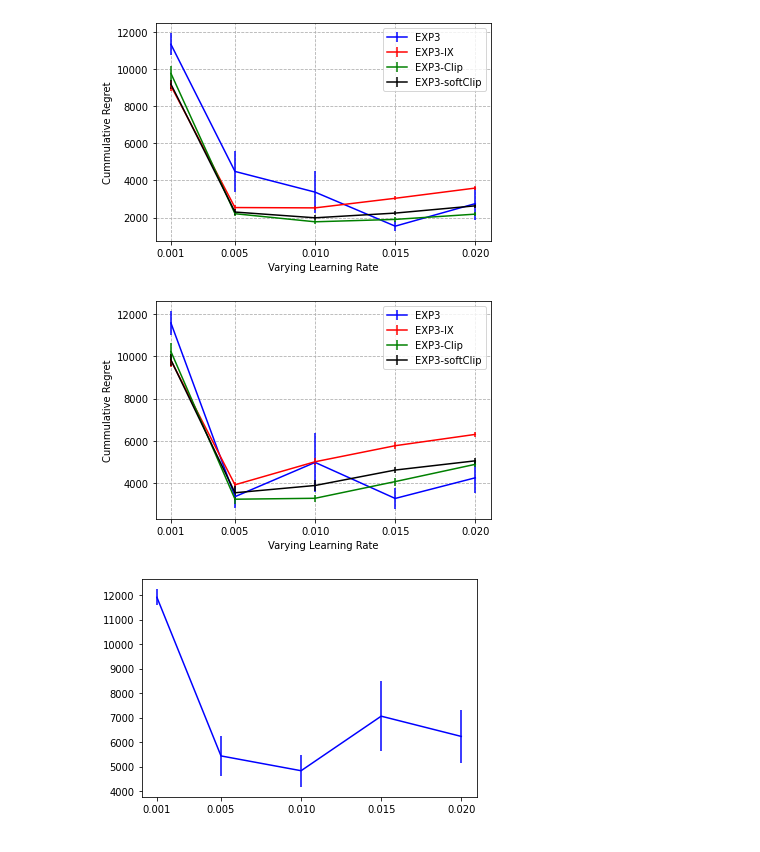
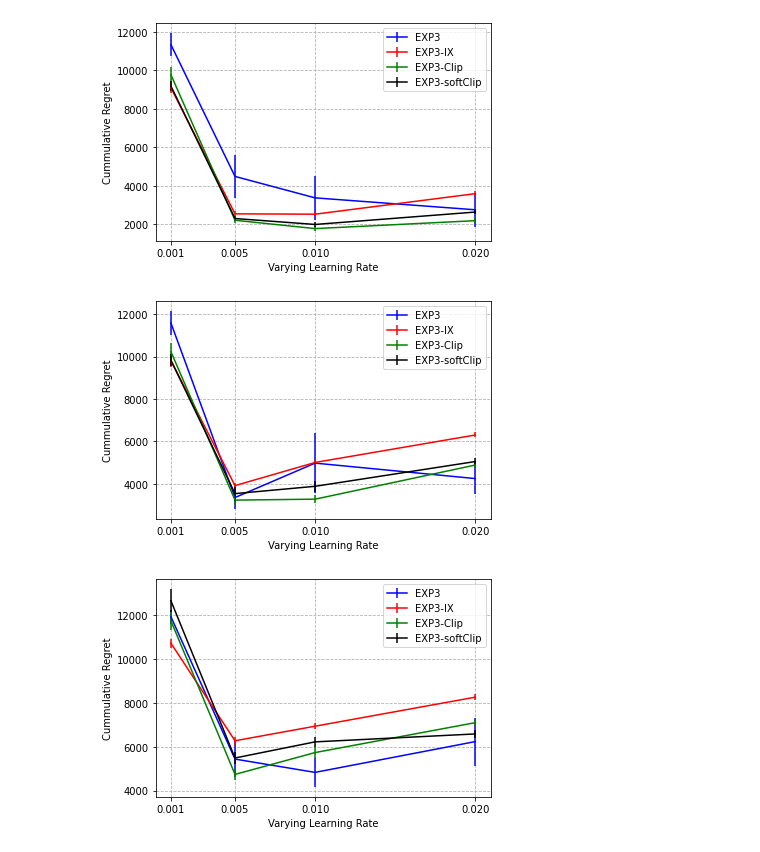
Before and after one commit to anishacharya/Bandits-Online-Learning, a Jupyter notebook: Ablation LR.ipynb, the cells around one changed output. Saved outputs shown, nothing was run; the diff lists cells and outputs as text; code cells hidden in the pictures.

```diff
--- a/Ablation LR.ipynb
+++ b/Ablation LR.ipynb
@@ -2,24 +2,24 @@
 import matplotlib.pyplot as plt
 
 algos = ['exp3', 'exp3_ix', 'exp3_soft_clip', 'exp3_clip']
-etas = [0.001, 0.005, 0.01, 0.015, 0.02]
+etas = [0.001, 0.005, 0.01, 0.02]
 
 
 
 ########## Binomial Reward #######
 # n = 10
 # -------------
-exp3 =     [11328.5 , 4481.1 , 3366.7 , 1533.9 , 2747.9 ]
-exp3_std = [  594.85, 1096.99, 1141.63,  256.04,  891.91]
+exp3 =     [11328.5 , 4481.1 , 3366.7 , 2747.9 ]
+exp3_std = [  594.85, 1096.99, 1141.63, 891.91]
 
-exp3_ix     = [9085.6 , 2536.5, 2518.6, 3035.0, 3585.5]
-exp3_ix_std = [ 284.41, 128.38,  99.72, 104.24, 119.75]
+exp3_ix     = [9085.6 , 2536.5, 2518.6, 3585.5]
+exp3_ix_std = [ 284.41, 128.38,  99.72, 119.75]
 
-exp3_c     = [9765.1 , 2204.1, 1769.4, 1898.4, 2181.5]
-exp3_c_std = [ 395.61, 129.83, 120.43, 136.78, 115.61]
+exp3_c     = [9765.1 , 2204.1, 1769.4, 2181.5]
+exp3_c_std = [ 395.61, 129.83, 120.43, 115.61]
 
-exp3_sc     = [9179.3 , 2293.5, 1984.6, 2237.9, 2629.0]
-exp3_sc_std = [ 248.15, 142.59, 143.81, 122.84, 123.06]
+exp3_sc     = [9179.3 , 2293.5, 1984.6, 2629.0]
+exp3_sc_std = [ 248.15, 142.59, 143.81, 123.06]
 
 plt.errorbar(etas, exp3, exp3_std, color='b', label='EXP3')
 plt.errorbar(etas, exp3_ix, exp3_ix_std, color='r', label='EXP3-IX')
@@ -36,50 +36,58 @@ plt.show()
 
 
 # n = 25
 # -------------
-exp3 =     [11577.7 , 3358   , 4979.0 , 3273.5 ,  4250.8 ]
-exp3_std = [  554.18,  535.92, 1404.28,  495.52,  725.84]
+exp3 =     [11577.7 , 3358   , 4979.0 , 4250.8 ]
+exp3_std = [  554.18,  535.92, 1404.28,  725.84]
 
-exp3_ix     = [9805.6, 3920.0, 5009.8, 5769.3, 6304.2]
-exp3_ix_std = [312.92, 142.43, 163.32, 166.55, 117.93]
+exp3_ix     = [9805.6, 3920.0, 5009.8, 6304.2]
+exp3_ix_std = [312.92, 142.43, 163.32, 117.93]
 
-exp3_c     = [10227.1, 3237.2, 3281.3, 4070.7, 4888.2]
-exp3_c_std = [  402.2, 245.90, 173.71, 187.61, 150.02]
+exp3_c     = [10227.1, 3237.2, 3281.3, 4888.2]
+exp3_c_std = [  402.2, 245.90, 173.71, 150.02]
 
-exp3_sc     = [9827.0, 3542.2, 3886.6, 4617.1, 5053.5]
-exp3_sc_std = [289.86, 330.20, 263.08, 147.44, 145.65]
+exp3_sc     = [9827.0, 3542.2, 3886.6, 5053.5]
+exp3_sc_std = [289.86, 330.20, 263.08, 145.65]
 
 plt.errorbar(etas, exp3, exp3_std, color='b', label='EXP3')
 plt.errorbar(etas, exp3_ix, exp3_ix_std, color='r', label='EXP3-IX')
 plt.errorbar(etas, exp3_c, exp3_c_std, color='g', label='EXP3-Clip')
 plt.errorbar(etas, exp3_sc, exp3_sc_std, color='k', label='EXP3-softClip')
 
 plt.xlabel('Varying Learning Rate')
 plt.ylabel('Cummulative Regret')
 plt.xticks(etas)
 plt.legend()
 plt.grid(True, which='both', linestyle='--')
 plt.show()
 
 
 # n = 50
 # -------------
-exp3     = [11911.7, 5435.1, 4830.7, 7058.1, 6231.2]
-exp3_std = [  329.5,  801.8,  661.4, 1431.5, 1088.6]
+exp3     = [11911.7, 5435.1, 4830.7, 6231.2]
+exp3_std = [  329.5,  801.8,  661.4, 1088.6]
 
-exp3_ix     = [10707.3, 6269.0, 6931.8, 7629.2, 8252.9]
-exp3_ix_std = [ 206.72, 179.86,  142.9, 138.45, 149.70]
+exp3_ix     = [10707.3, 6269.0, 6931.8, 8252.9]
+exp3_ix_std = [ 206.72, 179.86,  142.9, 149.70]
 
-exp3_c     = [11725.8, 4738.5, 5732.5, 6577.6, 7093.4]
-exp3_c_std = [ 438.94, 250.64, 264.89, 176.75, 156.94]
+exp3_c     = [11725.8, 4738.5, 5732.5, 7093.4]
+exp3_c_std = [ 438.94, 250.64, 264.89, 156.94]
 
-exp3_sc     = [12640.2, 5485.2, 6218.9, 6369.0, 6579.3]
-exp3_sc_std = [ 523.01, 255.65, 244.03, 176.35, 162.04]
+exp3_sc     = [12640.2, 5485.2, 6218.9, 6579.3]
+exp3_sc_std = [ 523.01, 255.65, 244.03, 162.04]
 
-plt.errorbar(etas, exp3, exp3_std, color='b')
+plt.errorbar(etas, exp3, exp3_std, color='b', label='EXP3')
+plt.errorbar(etas, exp3_ix, exp3_ix_std, color='r', label='EXP3-IX')
+plt.errorbar(etas, exp3_c, exp3_c_std, color='g', label='EXP3-Clip')
+plt.errorbar(etas, exp3_sc, exp3_sc_std, color='k', label='EXP3-softClip')
+
+plt.xlabel('Varying Learning Rate')
+plt.ylabel('Cummulative Regret')
 plt.xticks(etas)
+plt.legend()
+plt.grid(True, which='both', linestyle='--')
 plt.show()
 # %% [output]
-[figure, old version]
+[figure, new version]
-[figure, old version]
+[figure, new version]
-[figure, old version]
+[figure, new version]
```
Also changed, not shown: parts of 2 cells of this notebook.
